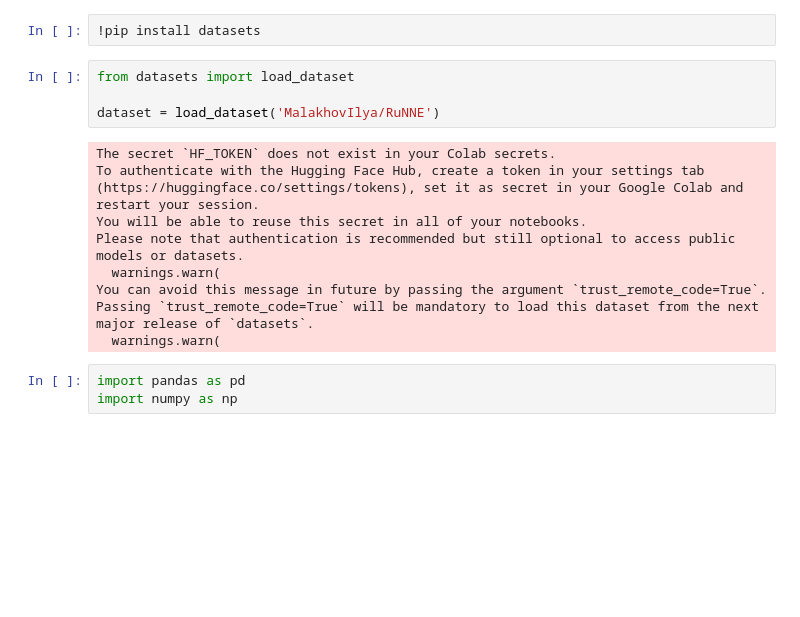
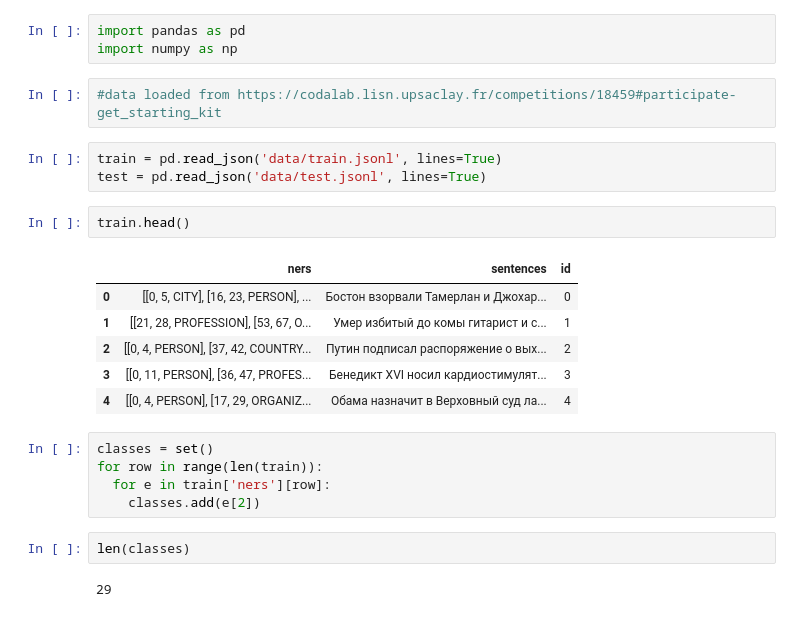
Before and after one commit to veriFCKation/nlp_assignment, a Jupyter notebook: Assignment3/nmp_assignment3.ipynb, the cells around one changed output. Cells and saved outputs as stored; diff of their text form; blank space fills up the shorter version.

```diff
--- a/Assignment3/nmp_assignment3.ipynb
+++ b/Assignment3/nmp_assignment3.ipynb
@@ -3,18 +1,26 @@
-# %%
-!pip install datasets
-# %%
-from datasets import load_dataset
-
-dataset = load_dataset('MalakhovIlya/RuNNE')
-# %% [output]
-The secret `HF_TOKEN` does not exist in your Colab secrets.
-To authenticate with the Hugging Face Hub, create a token in your settings tab (https://huggingface.co/settings/tokens), set it as secret in your Google Colab and restart your session.
-You will be able to reuse this secret in all of your notebooks.
-Please note that authentication is recommended but still optional to access public models or datasets.
-  warnings.warn(
-You can avoid this message in future by passing the argument `trust_remote_code=True`.
-Passing `trust_remote_code=True` will be mandatory to load this dataset from the next major release of `datasets`.
-  warnings.warn(
 # %%
 import pandas as pd
 import numpy as np
+# %%
+#data loaded from https://codalab.lisn.upsaclay.fr/competitions/18459#participate-get_starting_kit
+# %%
+train = pd.read_json('data/train.jsonl', lines=True)
+test = pd.read_json('data/test.jsonl', lines=True)
+# %%
+train.head()
+# %% [output]
+|  | ners | sentences | id |
+| 0 | [[0, 5, CITY], [16, 23, PERSON], ... | Бостон взорвали Тамерлан и Джохар... | 0 |
+| 1 | [[21, 28, PROFESSION], [53, 67, O... | Умер избитый до комы гитарист и с... | 1 |
+| 2 | [[0, 4, PERSON], [37, 42, COUNTRY... | Путин подписал распоряжение о вых... | 2 |
+| 3 | [[0, 11, PERSON], [36, 47, PROFES... | Бенедикт XVI носил кардиостимулят... | 3 |
+| 4 | [[0, 4, PERSON], [17, 29, ORGANIZ... | Обама назначит в Верховный суд ла... | 4 |
+# %%
+classes = set()
+for row in range(len(train)):
+  for e in train['ners'][row]:
+    classes.add(e[2])
+# %%
+len(classes)
+# %% [output]
+29
```
Also changed, not shown: parts of 8 cells of this notebook.
